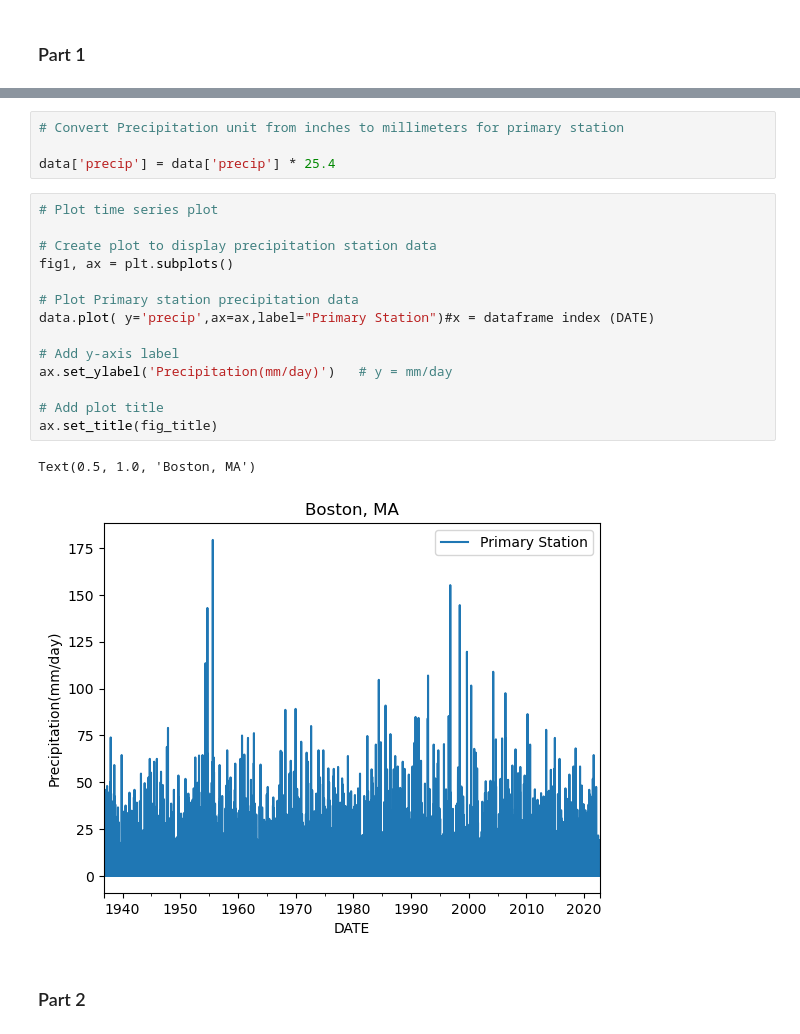
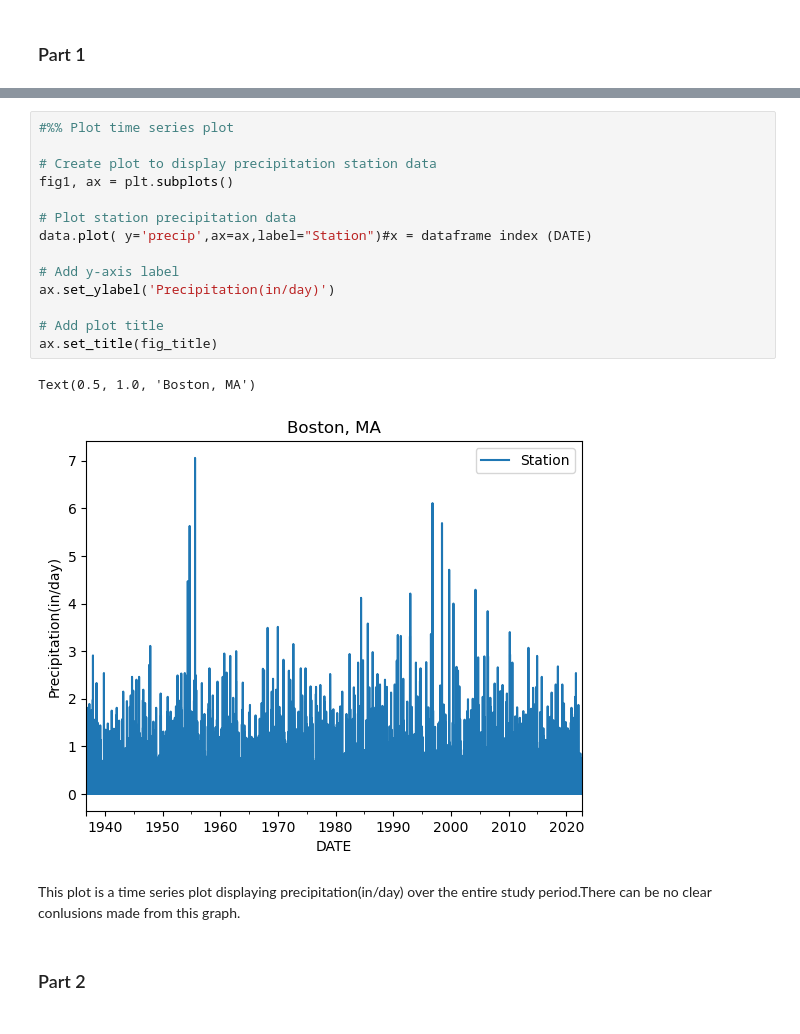
Before and after one commit to kb1190/kushbasnet, a Jupyter notebook: ESCI 796.02_Class Project.ipynb, the cells around one changed output, grey strips where cells are left out. Saved outputs shown, nothing was run; the diff lists cells and outputs as text.

```diff
--- a/ESCI 796.02_Class Project.ipynb
+++ b/ESCI 796.02_Class Project.ipynb
@@ -85,27 +81,25 @@ data.rename(columns={"PRCP":"precip"},inplace=True)
 
 # Delete unnecessary columns
 data.drop(columns = {"STATION","NAME","SNOW","SNWD",},inplace = True)
-# %%
-# Convert Precipitation unit from inches to millimeters for primary station
-
-data['precip'] = data['precip'] * 25.4
 # %%
-# Plot time series plot
+#%% Plot time series plot
 
 # Create plot to display precipitation station data
 fig1, ax = plt.subplots()
 
-# Plot Primary station precipitation data
-data.plot( y='precip',ax=ax,label="Primary Station")#x = dataframe index (DATE)
+# Plot station precipitation data
+data.plot( y='precip',ax=ax,label="Station")#x = dataframe index (DATE)
 
 # Add y-axis label
-ax.set_ylabel('Precipitation(mm/day)')   # y = mm/day
+ax.set_ylabel('Precipitation(in/day)')
 
 # Add plot title
 ax.set_title(fig_title)
 # %% [output]
 Text(0.5, 1.0, 'Boston, MA')
-[figure, old version]
+[figure, new version]
+# %% [markdown]
+This plot is a time series plot displaying precipitation(in/day) over the entire study period.There can be no clear conlusions made from this graph.
 # %% [markdown]
 ### Part 2
 # %%
```
Also changed, not shown: parts of 23 cells of this notebook.
